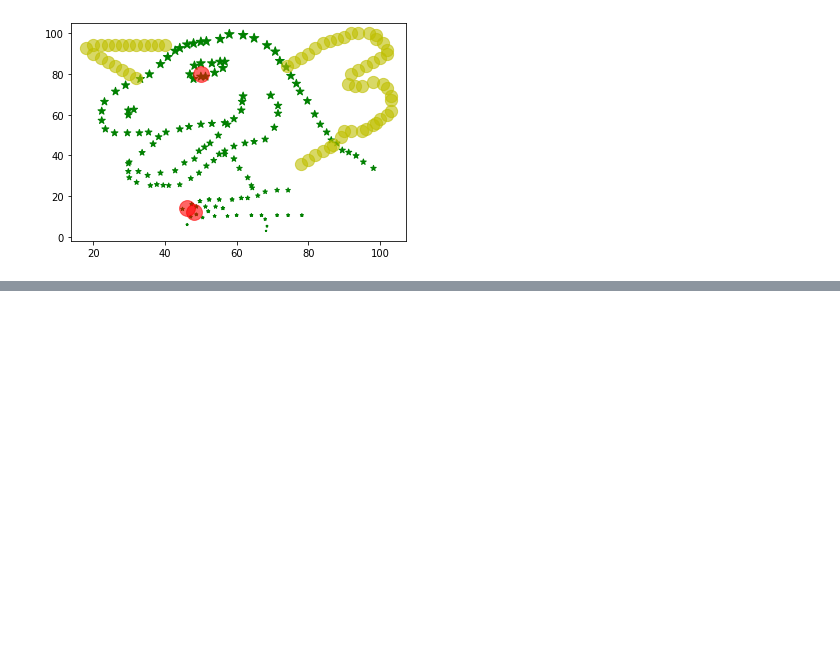
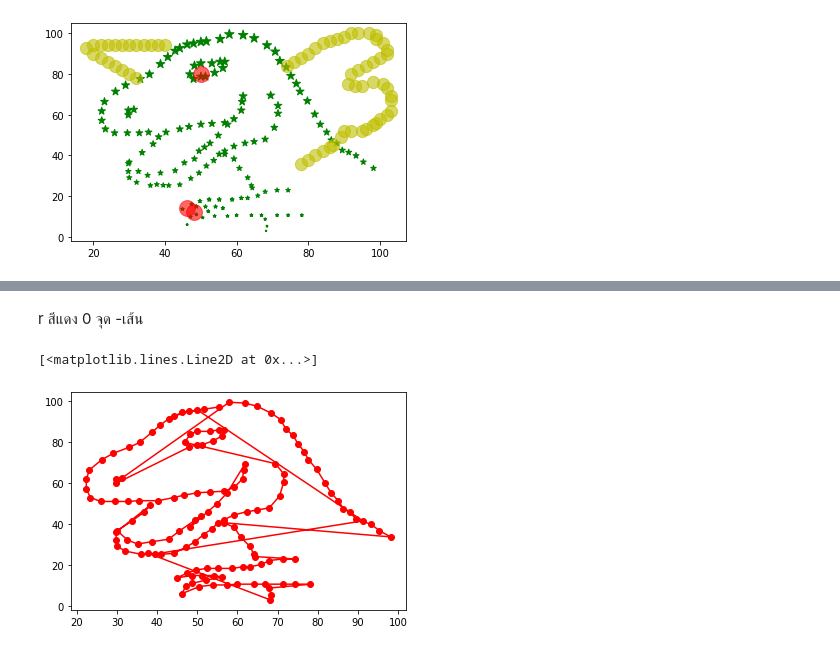
Before and after one commit to waraporn19/KKU_data_mining, a Jupyter notebook: Data102.ipynb, the cells around one changed output, grey strips where cells are left out. Cells and saved outputs as stored; diff of their text form; code cells hidden in the pictures; blank space fills up the shorter version.

```diff
--- a/Data102.ipynb
+++ b/Data102.ipynb
@@ -121,0 +129,7 @@ plt.scatter([48,46,50],[12,14,80],s=250,alpha=0.6,c='r')
+# %% [markdown]
+r สีแดง 0 จุด -เส้น
+# %%
+plt.plot(data['x'],data['y'],'ro-')
+# %% [output]
+[<matplotlib.lines.Line2D at 0x...>]
+[figure, added]
```
Also changed, not shown: parts of 21 cells of this notebook.
